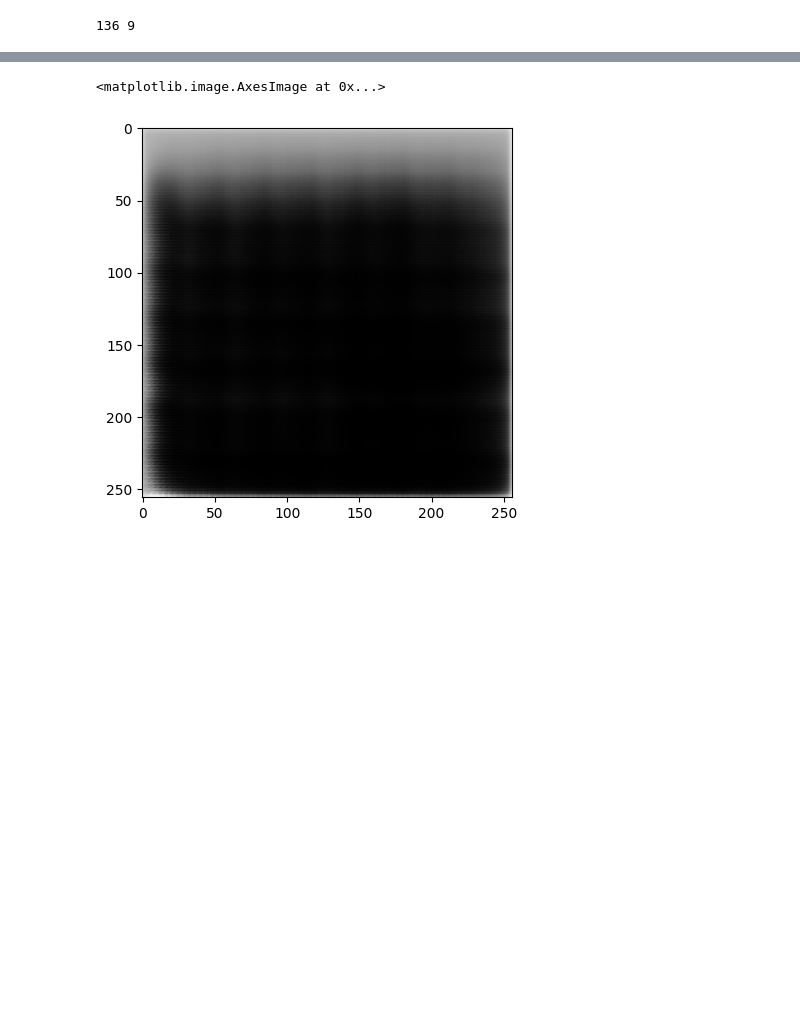
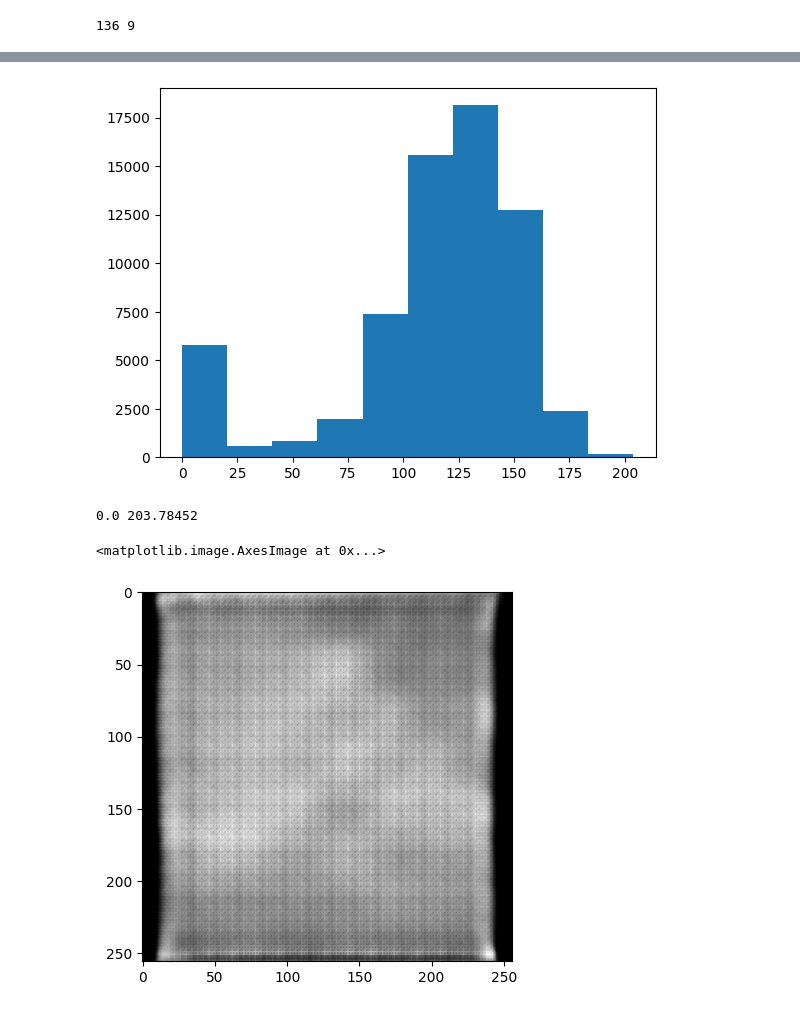
Before and after one commit to edcogue/breast-mammography-detection, a Jupyter notebook: data_augmentation/Conditional GAN Mammographies.ipynb, the cells around one changed output, grey strips where cells are left out. Saved outputs shown, nothing was run; the diff lists cells and outputs as text; code cells hidden in the pictures; blank space fills up the shorter version.

```diff
--- a/data_augmentation/Conditional GAN Mammographies.ipynb
+++ b/data_augmentation/Conditional GAN Mammographies.ipynb
@@ -339,12 +295,21 @@ WARNING:tensorflow:No training configuration found in save file, so the model wa
 # %%
+trained_gen = tf.keras.models.load_model("mammographies_gan_07062023_163555")
+trained_gen.compile()
+
 def generate_sample(label_ex):
     interpolation_noise = tf.random.normal(shape=(1, latent_dim))
     label = tf.keras.utils.to_categorical([label_ex], num_classes)
     label = tf.cast(label, tf.float32)
     noise_and_label = tf.concat([interpolation_noise, label], 1)
     fake = trained_gen.predict(noise_and_label)
-    fake *= 255
+    print(np.max(fake), np.min(fake))
+    #fake = (fake - np.min(fake)) / (np.max(fake) - np.min(fake)) *255
+    fake += 1.0
+    fake *= 127.5
+    plt.hist(fake.ravel())
+    plt.show()
+    print(np.min(fake), np.max(fake))
     return fake.astype(np.uint8)
 
-plt.imshow(generate_sample(0)[0], cmap="gray")
+plt.imshow(generate_sample(6)[0], cmap="gray")
 # %% [output]
@@ -352,2 +319,4 @@ plt.imshow(generate_sample(0)[0], cmap="gray")
+[figure, new version]
-<matplotlib.image.AxesImage at 0x...>
+0.0 203.78452
-[figure, old version]
+<matplotlib.image.AxesImage at 0x...>
+[figure, added]
```
Also changed, not shown: parts of 11 cells of this notebook, 1 other file.
